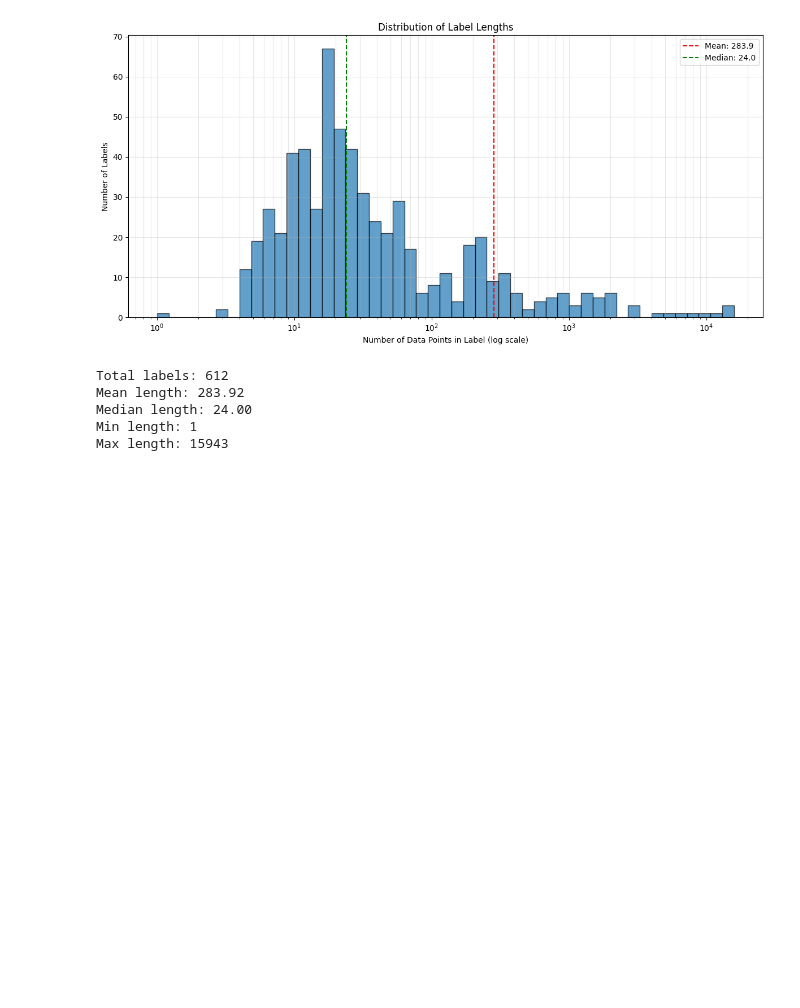
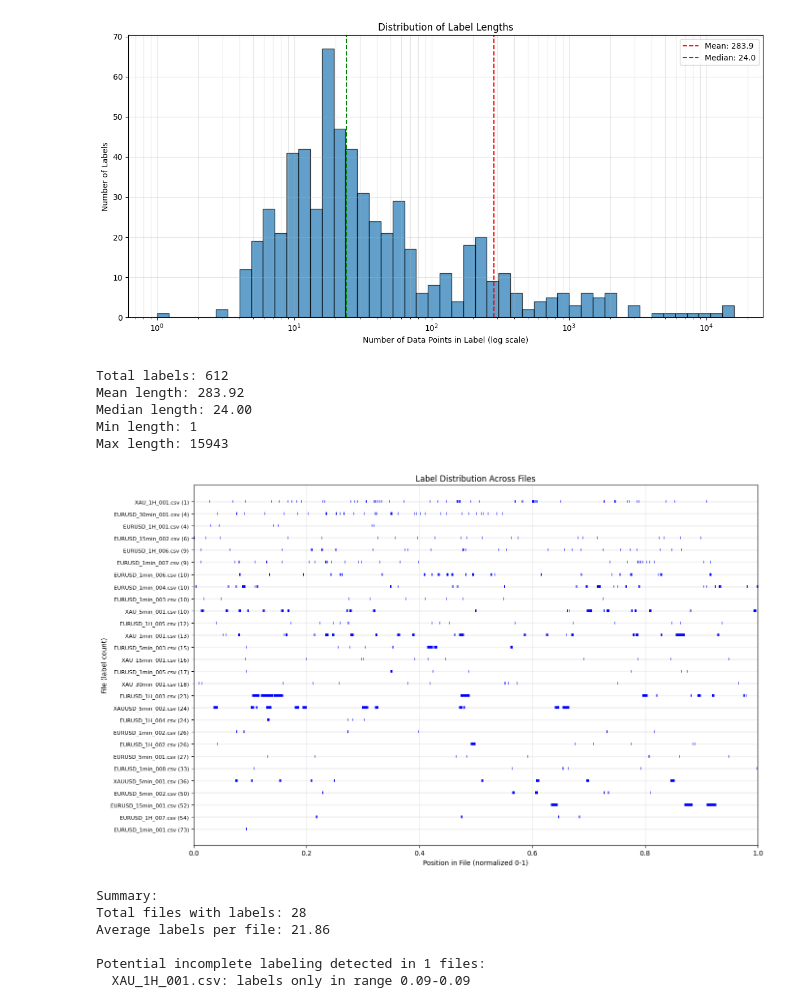
Before and after one commit to bertalanaron/vitmma19-bull-flag-detector, a Jupyter notebook: notebook/02-label-analysis.ipynb, the cells around one changed output. Cells and saved outputs as stored; diff of their text form; code cells hidden in the pictures; blank space fills up the shorter version.

Commit message:
worked on data preprocessing and started implementing baseline model

```diff
--- a/notebook/02-label-analysis.ipynb
+++ b/notebook/02-label-analysis.ipynb
@@ -551,9 +553,12 @@ def analyze_label_coverage_per_file(labels_json: dict):
         df = pd.read_csv(csv_path)
         time_col = df.columns[0]
 
+        # Convert timestamps to datetime for calculations
+        df[time_col] = pd.to_datetime(df[time_col])
+
         file_start = df[time_col].iloc[0]
         file_end = df[time_col].iloc[-1]
-        total_duration = file_end - file_start if file_end != file_start else 1
+        total_duration = (file_end - file_start).total_seconds() if file_end != file_start else 1
 
         # Collect label positions (normalized to 0-1 range)
         label_positions = []
@@ -562,10 +567,17 @@ def analyze_label_coverage_per_file(labels_json: dict):
             end_ts = label.get('end')
 
             if start_ts and end_ts:
-                # Normalize to 0-1 range
-                norm_start = (start_ts - file_start) / total_duration if total_duration > 0 else 0
-                norm_end = (end_ts - file_start) / total_duration if total_duration > 0 else 0
-                label_positions.append((norm_start, norm_end))
+                try:
+                    # Parse datetime strings
+                    start_dt = pd.to_datetime(start_ts)
+                    end_dt = pd.to_datetime(end_ts)
+
+                    # Normalize to 0-1 range
+                    norm_start = (start_dt - file_start).total_seconds() / total_duration if total_duration > 0 else 0
+                    norm_end = (end_dt - file_start).total_seconds() / total_duration if total_duration > 0 else 0
+                    label_positions.append((norm_start, norm_end))
+                except:
+                    continue
 
         file_coverage[file_id] = {
             'normalized_file': file_entry['normalized_file'],
@@ -624,30 +636,38 @@ def draw_label_distribution_graph(labels_json: dict):
 
     # Print summary statistics
     total_files = len(coverage)
     avg_labels = sum(d['label_count'] for d in coverage.values()) / total_files if total_files > 0 else 0
 
     print(f"\nSummary:")
     print(f"Total files with labels: {total_files}")
     print(f"Average labels per file: {avg_labels:.2f}")
 
     # Check for potential incomplete labeling
     sparse_files = []
     for file_id, data in coverage.items():
         if data['label_positions']:
             # Check if all labels are in first or last 20% of file
             starts = [pos[0] for pos in data['label_positions']]
             ends = [pos[1] for pos in data['label_positions']]
 
             if max(ends) < 0.3 or min(starts) > 0.7:
                 sparse_files.append((data['normalized_file'], min(starts), max(ends)))
 
     if sparse_files:
         print(f"\nPotential incomplete labeling detected in {len(sparse_files)} files:")
         for filename, min_pos, max_pos in sparse_files[:10]:
             print(f"  {filename}: labels only in range {min_pos:.2f}-{max_pos:.2f}")
 
 # Load the labels and draw the distribution graph
 with open(labels_path, 'r', encoding='utf-8') as f:
     labels_data = json.load(f)
 
 draw_label_distribution_graph(labels_data)
+# %% [output]
+[figure, added]
+Summary:
+Total files with labels: 28
+Average labels per file: 21.86
+
+Potential incomplete labeling detected in 1 files:
+  XAU_1H_001.csv: labels only in range 0.09-0.09
```
Also changed, not shown: parts of 8 cells of this notebook, 2 other files.
